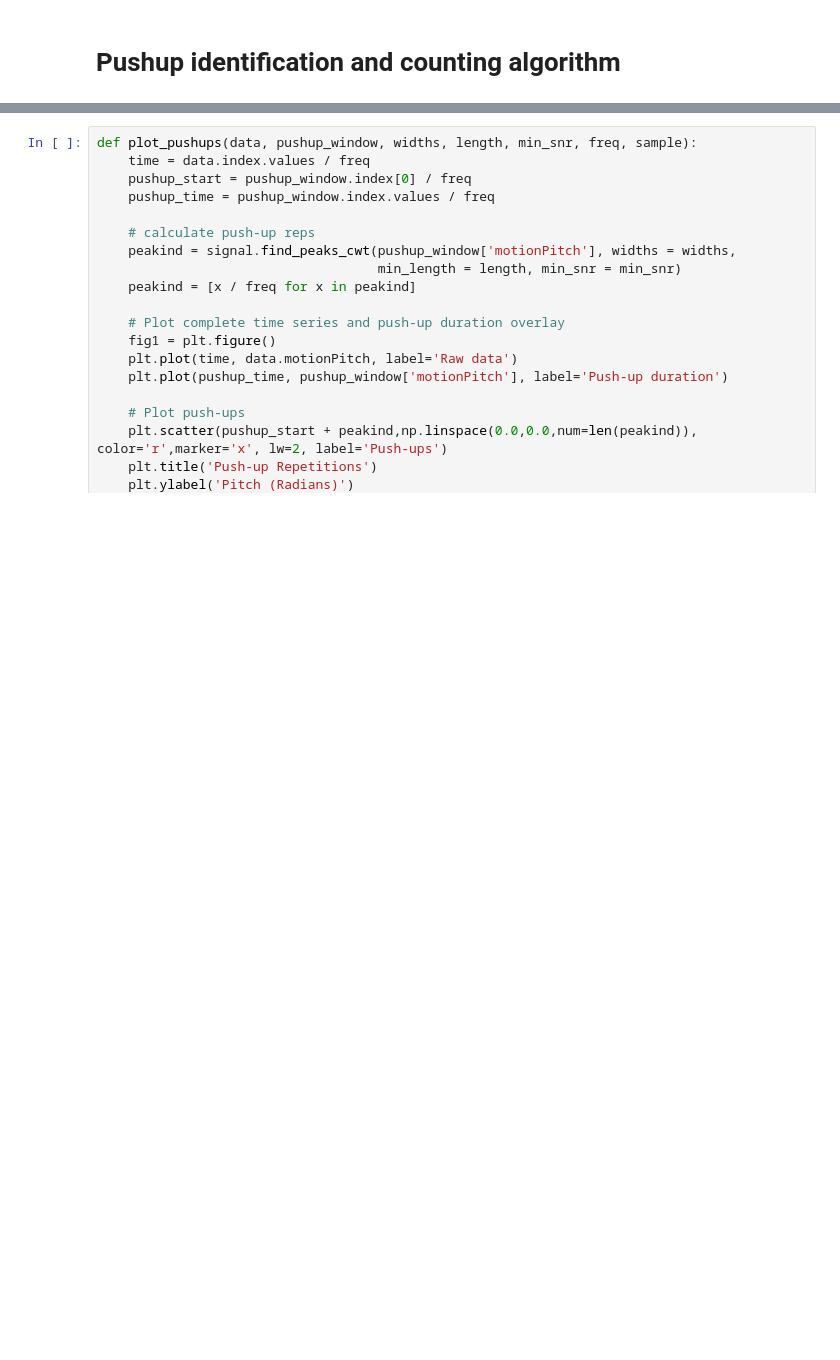
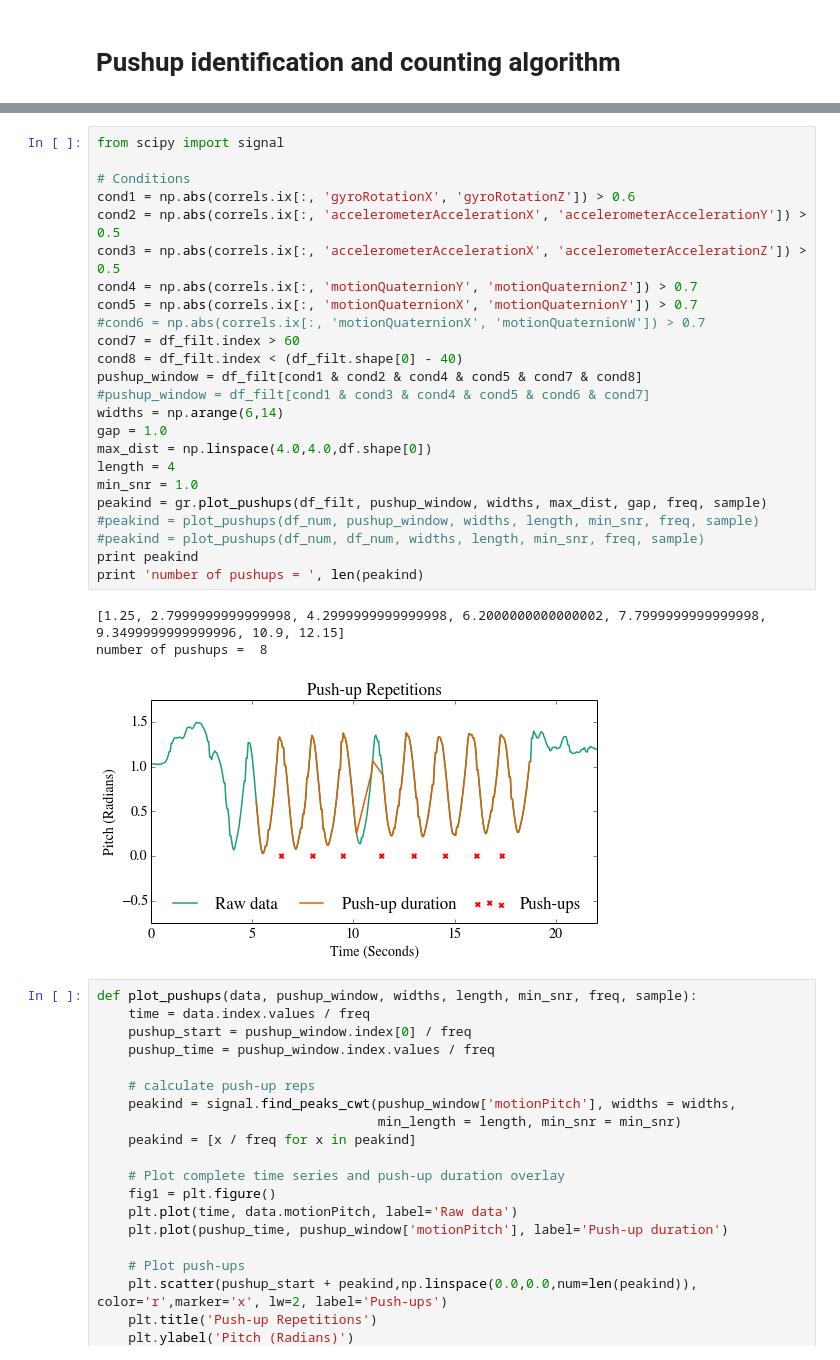
Before and after one commit to kellygwiseman/workout_buddy, a Jupyter notebook: notebooks/push_up.ipynb, the cells around one changed output, grey strips where cells are left out. Drawn from its saved outputs; the diff is of its cells as text; blank space fills up the shorter version.

```diff
--- a/notebooks/push_up.ipynb
+++ b/notebooks/push_up.ipynb
@@ -57,3 +194,31 @@ gr.plot_corr(df_num, correls, 20.0, sample)
+# %%
+from scipy import signal
+
+# Conditions
+cond1 = np.abs(correls.ix[:, 'gyroRotationX', 'gyroRotationZ']) > 0.6
+cond2 = np.abs(correls.ix[:, 'accelerometerAccelerationX', 'accelerometerAccelerationY']) > 0.5
+cond3 = np.abs(correls.ix[:, 'accelerometerAccelerationX', 'accelerometerAccelerationZ']) > 0.5
+cond4 = np.abs(correls.ix[:, 'motionQuaternionY', 'motionQuaternionZ']) > 0.7
+cond5 = np.abs(correls.ix[:, 'motionQuaternionX', 'motionQuaternionY']) > 0.7
+#cond6 = np.abs(correls.ix[:, 'motionQuaternionX', 'motionQuaternionW']) > 0.7
+cond7 = df_filt.index > 60
+cond8 = df_filt.index < (df_filt.shape[0] - 40)
+pushup_window = df_filt[cond1 & cond2 & cond4 & cond5 & cond7 & cond8]
+#pushup_window = df_filt[cond1 & cond3 & cond4 & cond5 & cond6 & cond7]
+widths = np.arange(6,14)
+gap = 1.0
+max_dist = np.linspace(4.0,4.0,df.shape[0])
+length = 4
+min_snr = 1.0
+peakind = gr.plot_pushups(df_filt, pushup_window, widths, max_dist, gap, freq, sample)
+#peakind = plot_pushups(df_num, pushup_window, widths, length, min_snr, freq, sample)
+#peakind = plot_pushups(df_num, df_num, widths, length, min_snr, freq, sample)
+print peakind
+print 'number of pushups = ', len(peakind)
+# %% [output]
+[1.25, 2.7999999999999998, 4.2999999999999998, 6.2000000000000002, 7.7999999999999998, 9.3499999999999996, 10.9, 12.15]
+number of pushups =  8
+[figure, added]
 # %%
 def plot_pushups(data, pushup_window, widths, length, min_snr, freq, sample):
     time = data.index.values / freq
```
Also changed, not shown: parts of 10 cells of this notebook, 3 other files.
